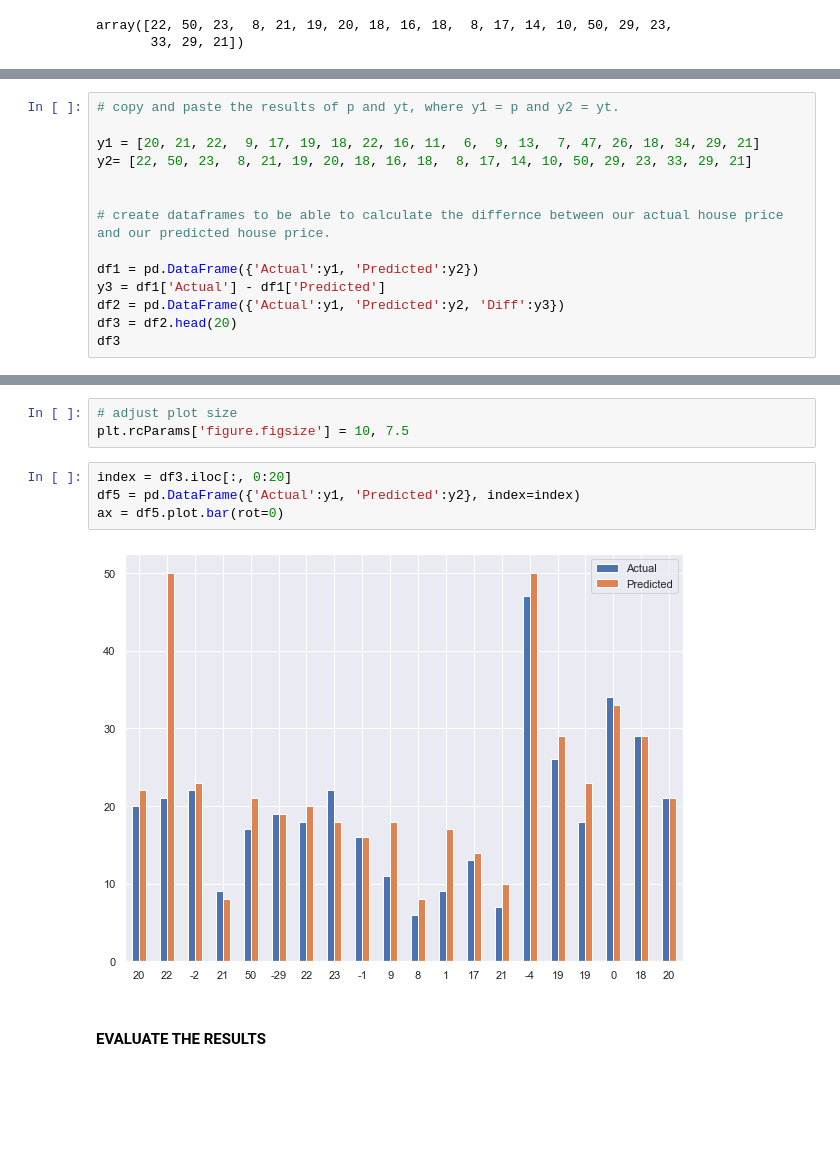
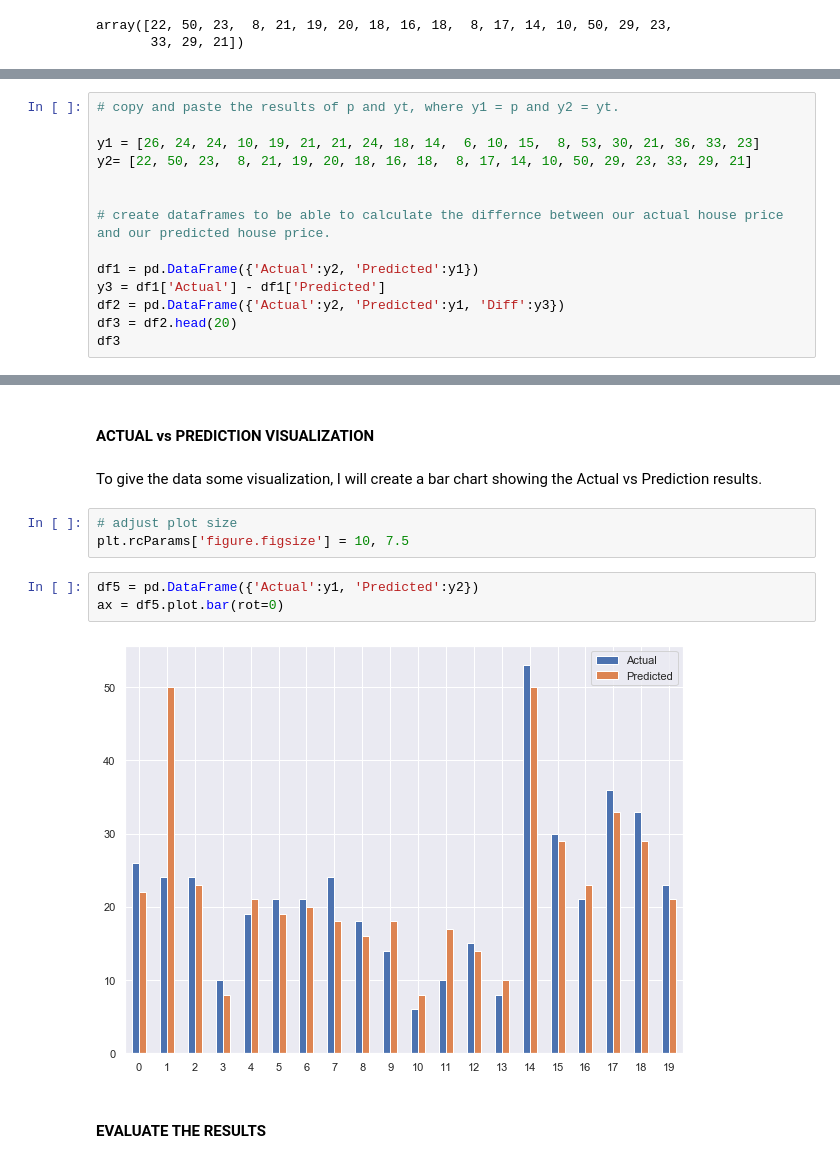
Before and after one commit to pjmeehan/MLS-Project, a Jupyter notebook: MLS Project 2019.ipynb, the cells around one changed output, grey strips where cells are left out. Cells and saved outputs as stored; diff of their text form; blank space fills up the shorter version.

```diff
--- a/MLS Project 2019.ipynb
+++ b/MLS Project 2019.ipynb
@@ -312,15 +319,15 @@ array([22, 50, 23,  8, 21, 19, 20, 18, 16, 18,  8, 17, 14, 10, 50, 29, 23,
 # %%
 # copy and paste the results of p and yt, where y1 = p and y2 = yt.
 
-y1 = [20, 21, 22,  9, 17, 19, 18, 22, 16, 11,  6,  9, 13,  7, 47, 26, 18, 34, 29, 21]
+y1 = [26, 24, 24, 10, 19, 21, 21, 24, 18, 14,  6, 10, 15,  8, 53, 30, 21, 36, 33, 23]
 y2= [22, 50, 23,  8, 21, 19, 20, 18, 16, 18,  8, 17, 14, 10, 50, 29, 23, 33, 29, 21]
 
 
 # create dataframes to be able to calculate the differnce between our actual house price and our predicted house price.
 
-df1 = pd.DataFrame({'Actual':y1, 'Predicted':y2})
+df1 = pd.DataFrame({'Actual':y2, 'Predicted':y1})
 y3 = df1['Actual'] - df1['Predicted']
-df2 = pd.DataFrame({'Actual':y1, 'Predicted':y2, 'Diff':y3})
+df2 = pd.DataFrame({'Actual':y2, 'Predicted':y1, 'Diff':y3})
 df3 = df2.head(20)
 df3
 # %% [output]
@@ -344,12 +351,15 @@ df3
+# %% [markdown]
+#### ACTUAL vs PREDICTION VISUALIZATION
+# %% [markdown]
+To give the data some visualization, I will create a bar chart showing the Actual vs Prediction results.
 # %%
 # adjust plot size
 plt.rcParams['figure.figsize'] = 10, 7.5
 # %%
-index = df3.iloc[:, 0:20]
-df5 = pd.DataFrame({'Actual':y1, 'Predicted':y2}, index=index)
+df5 = pd.DataFrame({'Actual':y1, 'Predicted':y2})
 ax = df5.plot.bar(rot=0)
 # %% [output]
-[figure, old version]
+[figure, new version]
 # %% [markdown]
 #### EVALUATE THE RESULTS
 # %%
```
Also changed, not shown: parts of 30 cells of this notebook.
